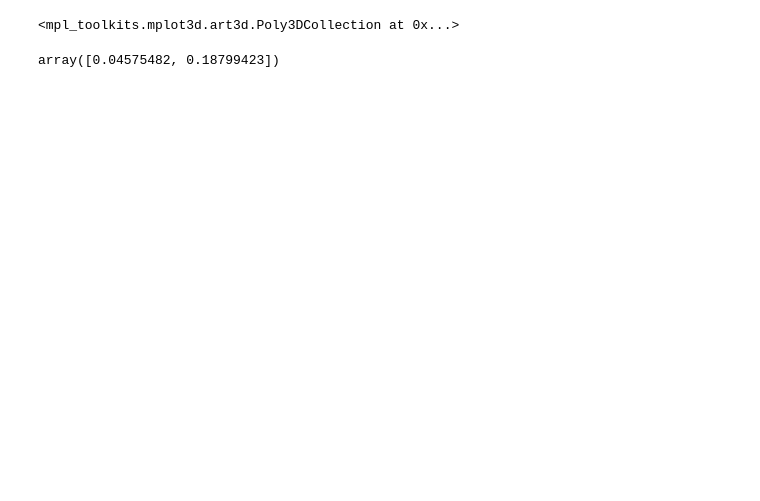
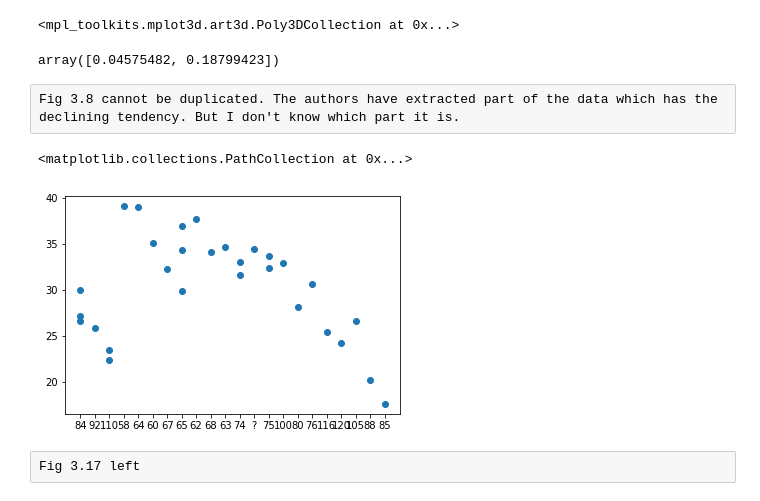
Before and after one commit to makbigc/ISLR, a Jupyter notebook: chap3.ipynb, the cells around one changed output. Drawn from its saved outputs; the diff is of its cells as text; code cells hidden in the pictures; blank space fills up the shorter version.

```diff
--- a/chap3.ipynb
+++ b/chap3.ipynb
@@ -128,3 +128,17 @@ beta_1, beta_2 = reg.coef_
 reg.coef_
 # %% [output]
 array([0.04575482, 0.18799423])
+# %% [raw]
+Fig 3.8 cannot be duplicated. The authors have extracted part of the data which has the declining tendency. But I don't know which part it is.
+# %%
+Auto = pd.read_csv("Auto.csv")
+
+data = Auto[Auto['year'].isin([81])]
+mpg = data['mpg']
+horsepower = data['horsepower'].to_numpy()
+plt.scatter(horsepower, mpg)
+# %% [output]
+<matplotlib.collections.PathCollection at 0x...>
+[figure, added]
+# %% [raw]
+Fig 3.17 left
```
Also changed, not shown: parts of 1 cell of this notebook.
